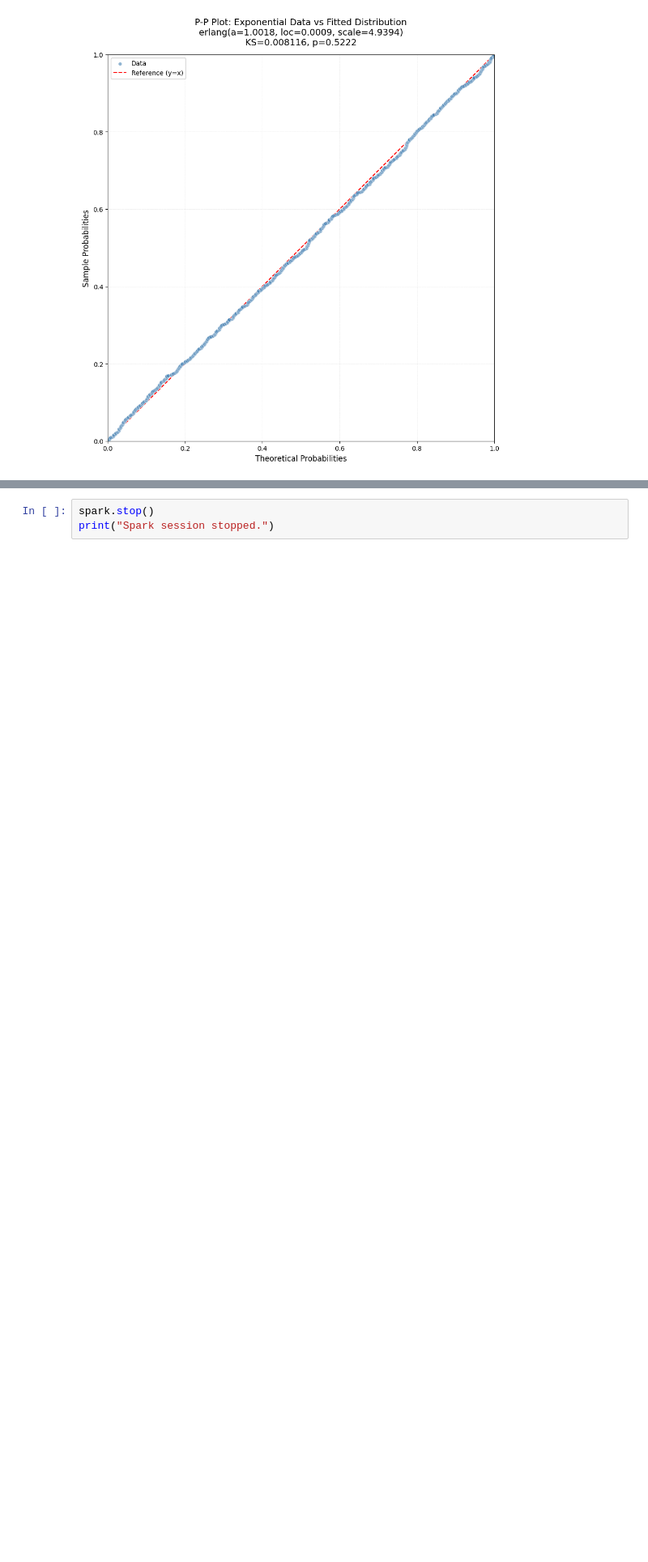
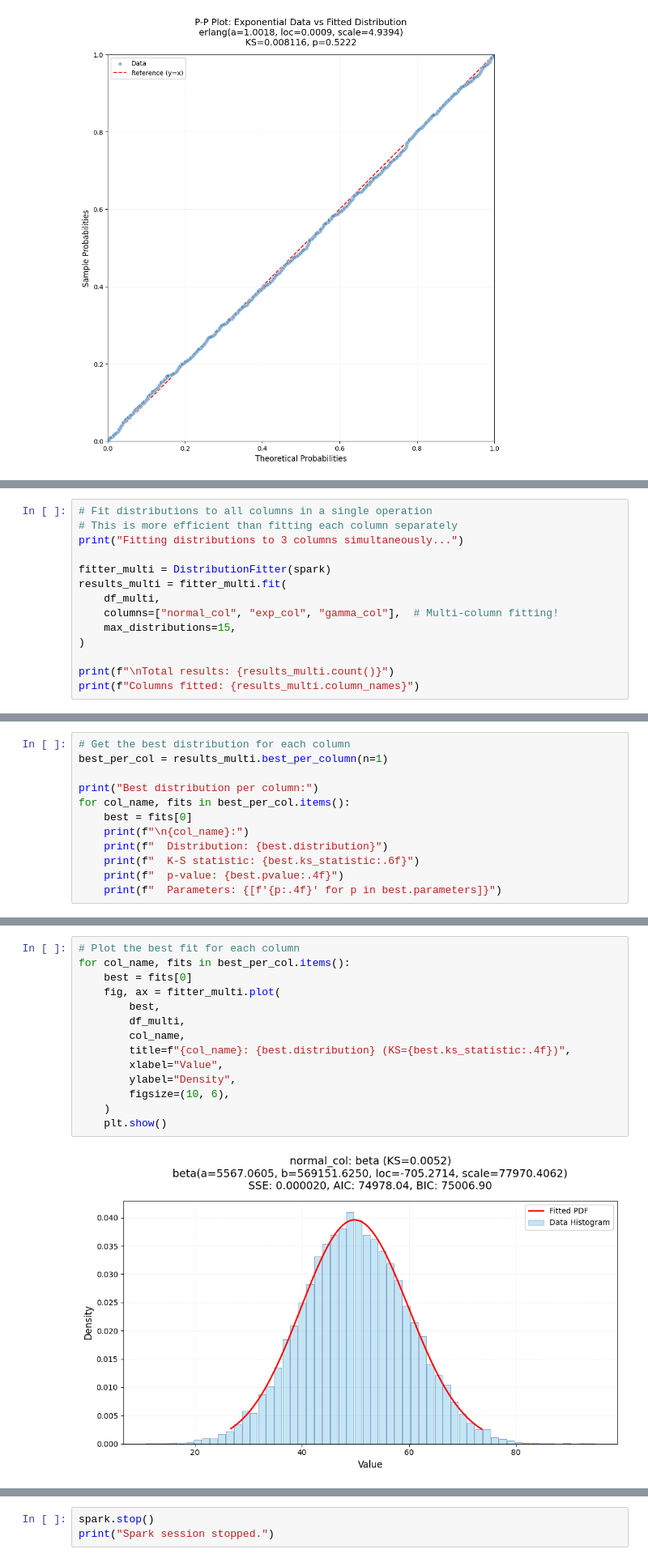
Before and after one commit to dwsmith1983/spark-bestfit, a Jupyter notebook: examples/api_demo.ipynb, the cells around one changed output, grey strips where cells are left out. Shown at 81% size. Saved outputs shown, nothing was run; the diff lists cells and outputs as text; blank space fills up the shorter version.

```diff
--- a/examples/api_demo.ipynb
+++ b/examples/api_demo.ipynb
@@ -482,0 +516,14 @@ plt.show()
+# %%
+# Fit distributions to all columns in a single operation
+# This is more efficient than fitting each column separately
+print("Fitting distributions to 3 columns simultaneously...")
+
+fitter_multi = DistributionFitter(spark)
+results_multi = fitter_multi.fit(
+    df_multi,
+    columns=["normal_col", "exp_col", "gamma_col"],  # Multi-column fitting!
+    max_distributions=15,
+)
+
+print(f"\nTotal results: {results_multi.count()}")
+print(f"Columns fitted: {results_multi.column_names}")
@@ -482,0 +537,12 @@ plt.show()
+# %%
+# Get the best distribution for each column
+best_per_col = results_multi.best_per_column(n=1)
+
+print("Best distribution per column:")
+for col_name, fits in best_per_col.items():
+    best = fits[0]
+    print(f"\n{col_name}:")
+    print(f"  Distribution: {best.distribution}")
+    print(f"  K-S statistic: {best.ks_statistic:.6f}")
+    print(f"  p-value: {best.pvalue:.4f}")
+    print(f"  Parameters: {[f'{p:.4f}' for p in best.parameters]}")
@@ -482,0 +591,16 @@ plt.show()
+# %%
+# Plot the best fit for each column
+for col_name, fits in best_per_col.items():
+    best = fits[0]
+    fig, ax = fitter_multi.plot(
+        best,
+        df_multi,
+        col_name,
+        title=f"{col_name}: {best.distribution} (KS={best.ks_statistic:.4f})",
+        xlabel="Value",
+        ylabel="Density",
+        figsize=(10, 6),
+    )
+    plt.show()
+# %% [output]
+[figure, added]
```
Also changed, not shown: parts of 19 cells of this notebook, 25 other files.
